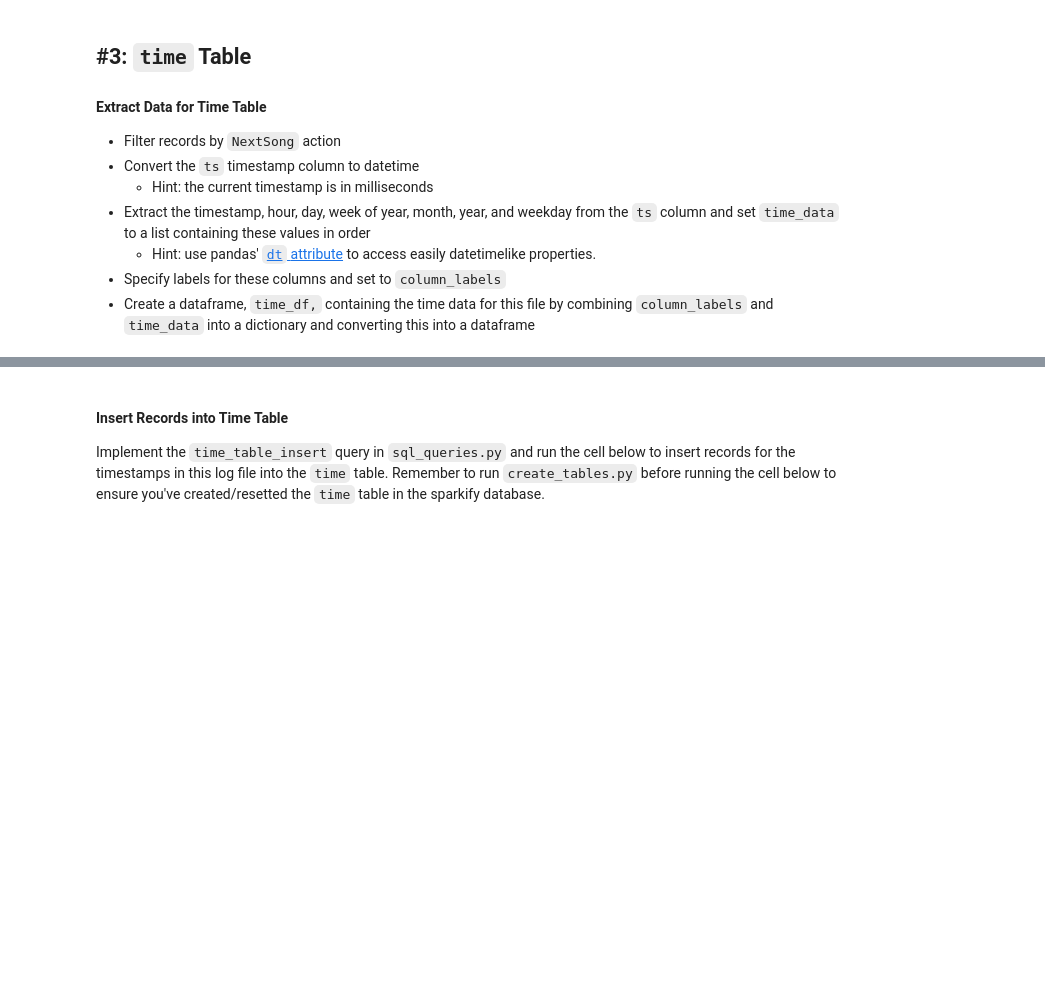
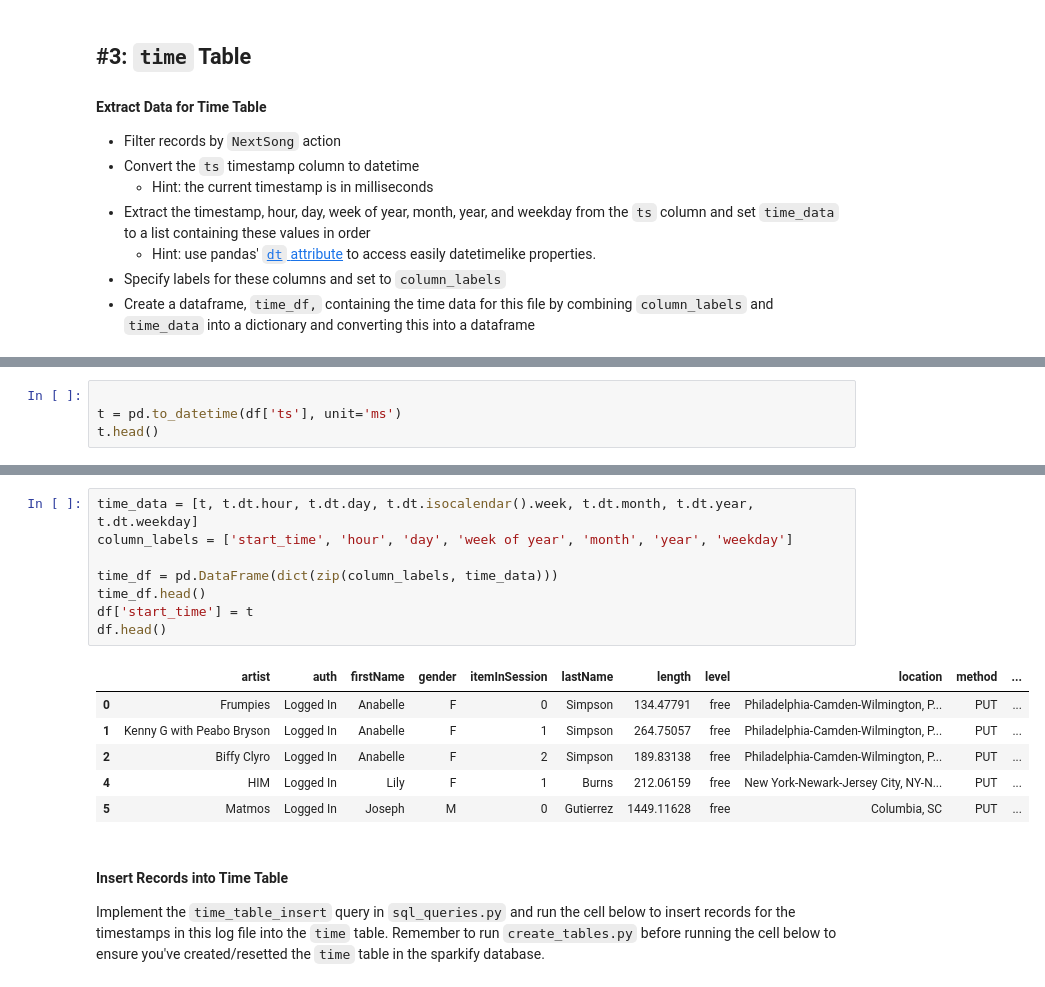
Before and after one commit to jieunjeon/udacity-data-engineering, a Jupyter notebook: Project_1-Data_Modeling_with_Postgres/etl.ipynb, the cells around one changed output, grey strips where cells are left out. Saved outputs shown, nothing was run; the diff lists cells and outputs as text; blank space fills up the shorter version.

```diff
--- a/Project_1-Data_Modeling_with_Postgres/etl.ipynb
+++ b/Project_1-Data_Modeling_with_Postgres/etl.ipynb
@@ -109,0 +140,4 @@ time_df.head()
+# %%
+
+t = pd.to_datetime(df['ts'], unit='ms')
+t.head()
@@ -110,3 +151,18 @@ time_df.head()
+# %%
+time_data = [t, t.dt.hour, t.dt.day, t.dt.isocalendar().week, t.dt.month, t.dt.year, t.dt.weekday]
+column_labels = ['start_time', 'hour', 'day', 'week of year', 'month', 'year', 'weekday']
+
+time_df = pd.DataFrame(dict(zip(column_labels, time_data)))
+time_df.head()
+df['start_time'] = t
+df.head()
+# %% [output]
+|  | artist | auth | firstName | gender | itemInSession | lastName | length | level | location | method | ... |
+| 0 | Frumpies | Logged In | Anabelle | F | 0 | Simpson | 134.47791 | free | Philadelphia-Camden-Wilmington, P... | PUT | ... |
+| 1 | Kenny G with Peabo Bryson | Logged In | Anabelle | F | 1 | Simpson | 264.75057 | free | Philadelphia-Camden-Wilmington, P... | PUT | ... |
+| 2 | Biffy Clyro | Logged In | Anabelle | F | 2 | Simpson | 189.83138 | free | Philadelphia-Camden-Wilmington, P... | PUT | ... |
+| 4 | HIM | Logged In | Lily | F | 1 | Burns | 212.06159 | free | New York-Newark-Jersey City, NY-N... | PUT | ... |
+| 5 | Matmos | Logged In | Joseph | M | 0 | Gutierrez | 1449.11628 | free | Columbia, SC | PUT | ... |
 # %% [markdown]
 #### Insert Records into Time Table
 Implement the `time_table_insert` query in `sql_queries.py` and run the cell below to insert records for the timestamps in this log file into the `time` table. Remember to run `create_tables.py` before running the cell below to ensure you've created/resetted the `time` table in the sparkify database.
```
Also changed, not shown: parts of 25 cells of this notebook, 1 other file.
